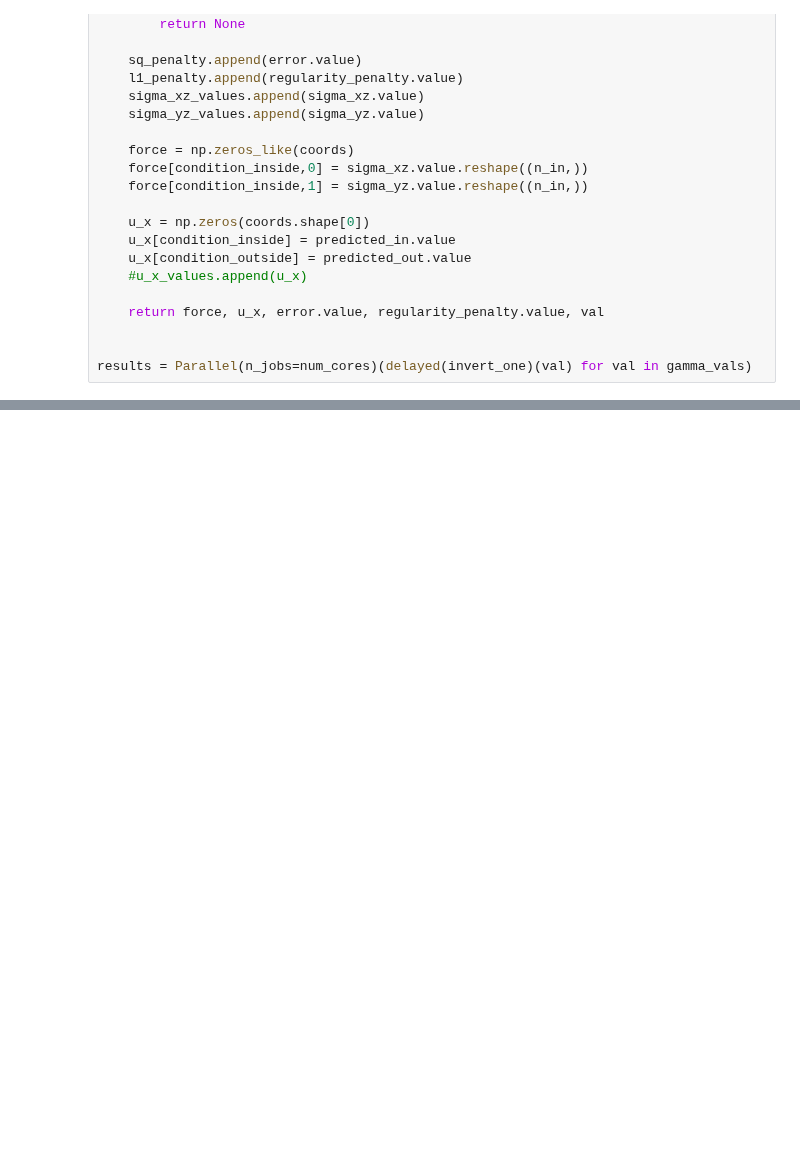
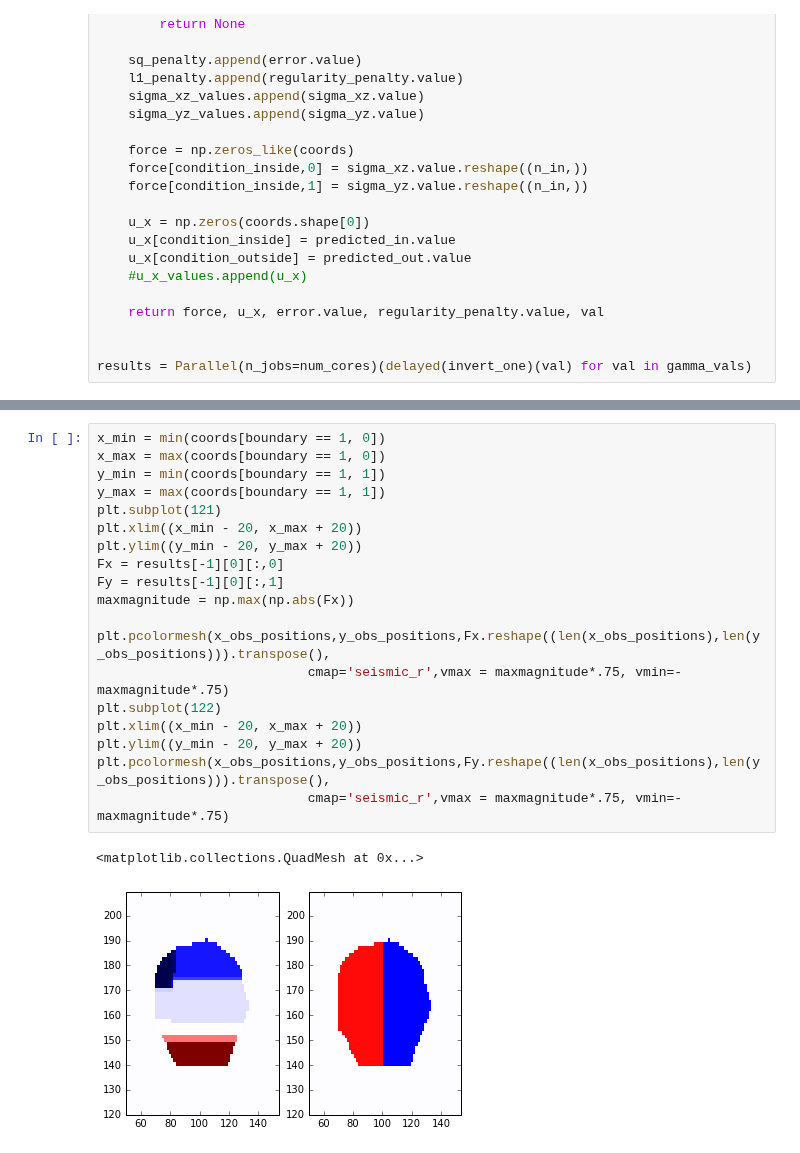
Before and after one commit to jcalifornia/tractionforce, a Jupyter notebook: paper/numerics/figures-tv_iso.ipynb, the cells around one changed output, grey strips where cells are left out. Cells and saved outputs as stored; diff of their text form; blank space fills up the shorter version.

```diff
--- a/paper/numerics/figures-tv_iso.ipynb
+++ b/paper/numerics/figures-tv_iso.ipynb
@@ -256,0 +312,22 @@ plt.text(data_error[-10],reg_error[-10],lvals[-10])
+# %%
+x_min = min(coords[boundary == 1, 0])
+x_max = max(coords[boundary == 1, 0])
+y_min = min(coords[boundary == 1, 1])
+y_max = max(coords[boundary == 1, 1])
+plt.subplot(121)
+plt.xlim((x_min - 20, x_max + 20))
+plt.ylim((y_min - 20, y_max + 20))
+Fx = results[-1][0][:,0]
+Fy = results[-1][0][:,1]
+maxmagnitude = np.max(np.abs(Fx))
+
+plt.pcolormesh(x_obs_positions,y_obs_positions,Fx.reshape((len(x_obs_positions),len(y_obs_positions))).transpose(),
+                           cmap='seismic_r',vmax = maxmagnitude*.75, vmin=-maxmagnitude*.75)
+plt.subplot(122)
+plt.xlim((x_min - 20, x_max + 20))
+plt.ylim((y_min - 20, y_max + 20))
+plt.pcolormesh(x_obs_positions,y_obs_positions,Fy.reshape((len(x_obs_positions),len(y_obs_positions))).transpose(),
+                           cmap='seismic_r',vmax = maxmagnitude*.75, vmin=-maxmagnitude*.75)
+# %% [output]
+<matplotlib.collections.QuadMesh at 0x...>
+[figure, added]
```
Also changed, not shown: parts of 7 cells of this notebook, 21 other files.
